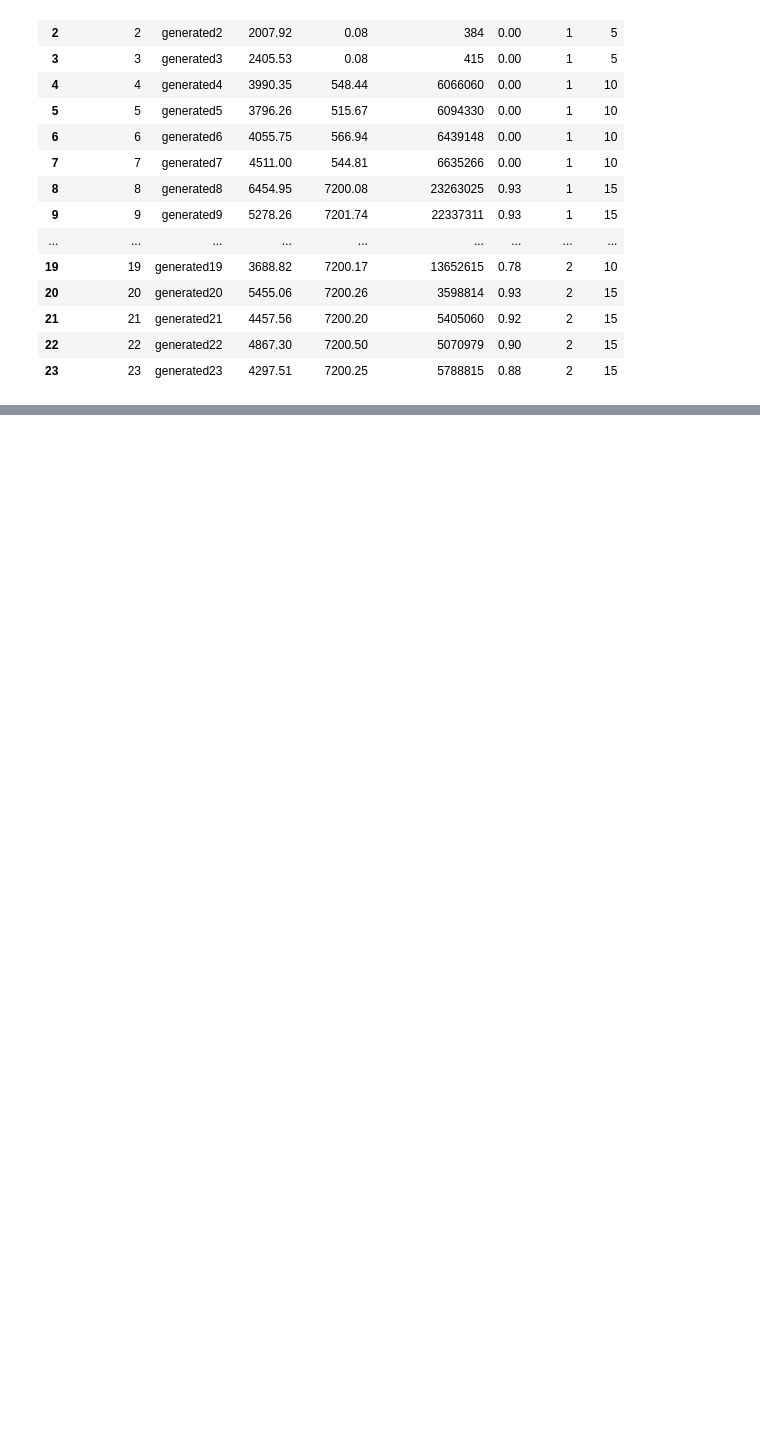
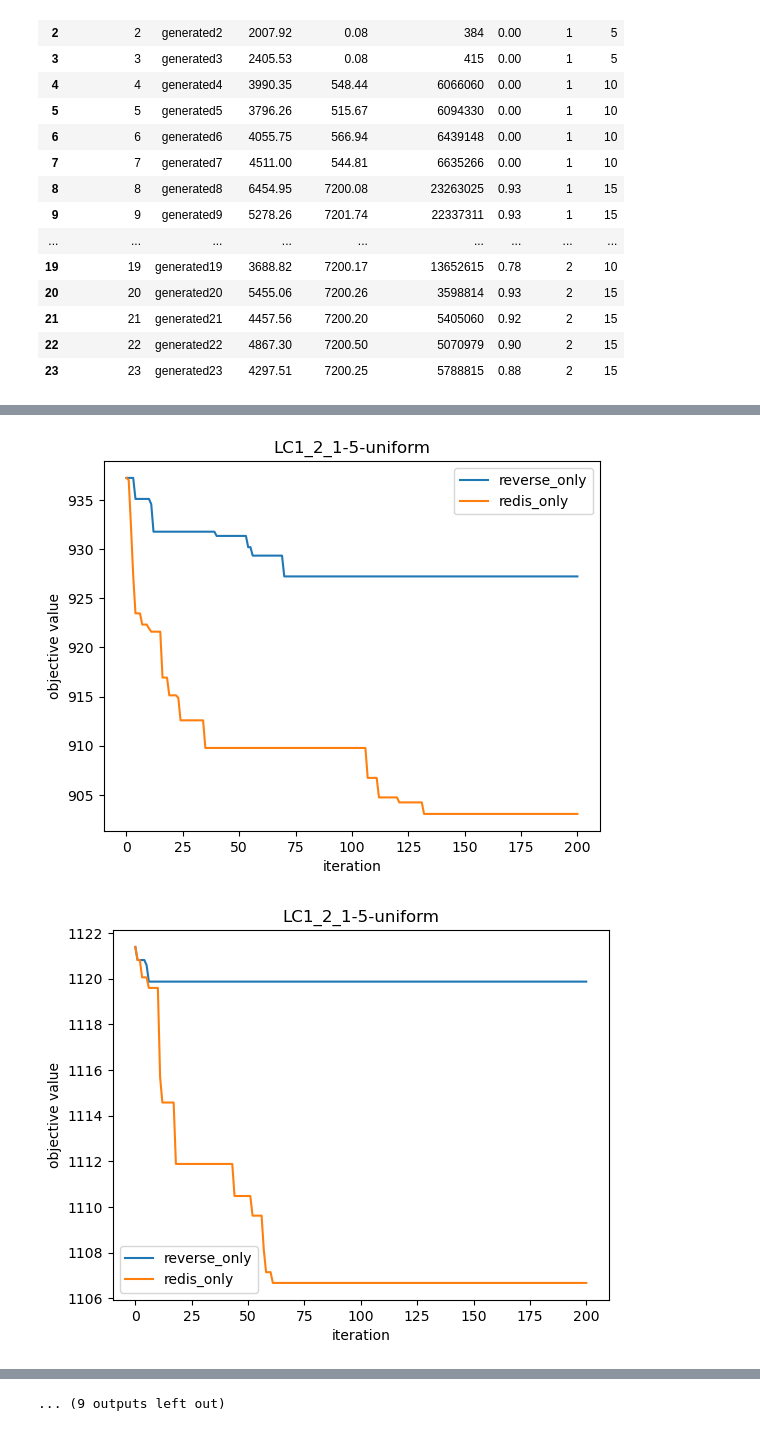
Before and after one commit to thaonc97/thao_phd_model, a Jupyter notebook: data_analyze.ipynb, the cells around one changed output, grey strips where cells are left out. Saved outputs shown, nothing was run; the diff lists cells and outputs as text; code cells hidden in the pictures; blank space fills up the shorter version.

```diff
--- a/data_analyze.ipynb
+++ b/data_analyze.ipynb
@@ -115,0 +172,35 @@ df_grouped.to_csv('df_grouped_compare_csv_vrp.csv', index=False)
+# %%
+first_names = ['LC1']
+sec_names = [2,4]
+third_names = [i for i in range(1,11)]
+data_names = [f'{i}_{j}_{k}-5-uniform' for i in first_names for j in sec_names for k in third_names]
+data_paths_redis =[f'solve_results/tabu/best_fitnesses/{data_name}_2024-09-18redis_only_best_fitnesses0.txt'for data_name in data_names]#
+data_paths_reverse =[f'solve_results/tabu/best_fitnesses/{data_name}_2024-09-19reverse_only_best_fitnesses0.txt'for data_name in data_names]#
+num_robots = [10*i for i in range(1,4)]
+method = 5
+file_type = 'csv'
+is_depot_task = False
+# %%
+for data_name, path_redis,path_reverse in zip(data_names, data_paths_redis, data_paths_reverse):
+    with open(path_reverse) as f:
+        lines = f.readlines()
+        data = [float(line.strip()) for line in lines[15:]]
+        plt.plot(data, label='reverse_only')
+
+    # read the second file and plot the data on the SAME plot
+    with open(path_redis) as f:
+        lines = f.readlines()
+        data = [float(line.strip()) for line in lines[15:]]
+        plt.plot(data, label='redis_only')
+
+    plt.legend()
+    plt.title('LC1_2_1-5-uniform')
+    # x-axis is the iteration number
+    # y-axis is the objective value
+    plt.xlabel('iteration')
+    plt.ylabel('objective value')
+    # plt.show()
+    plt.savefig(f'solve_results/tabu/compare/{data_name}.png')
+# %% [output]
+[figure, added]
+[figure, added]
@@ -115,0 +217 @@ df_grouped.to_csv('df_grouped_compare_csv_vrp.csv', index=False)
+... (9 outputs left out)
```
Also changed, not shown: parts of 6 cells of this notebook, 6 other files.
